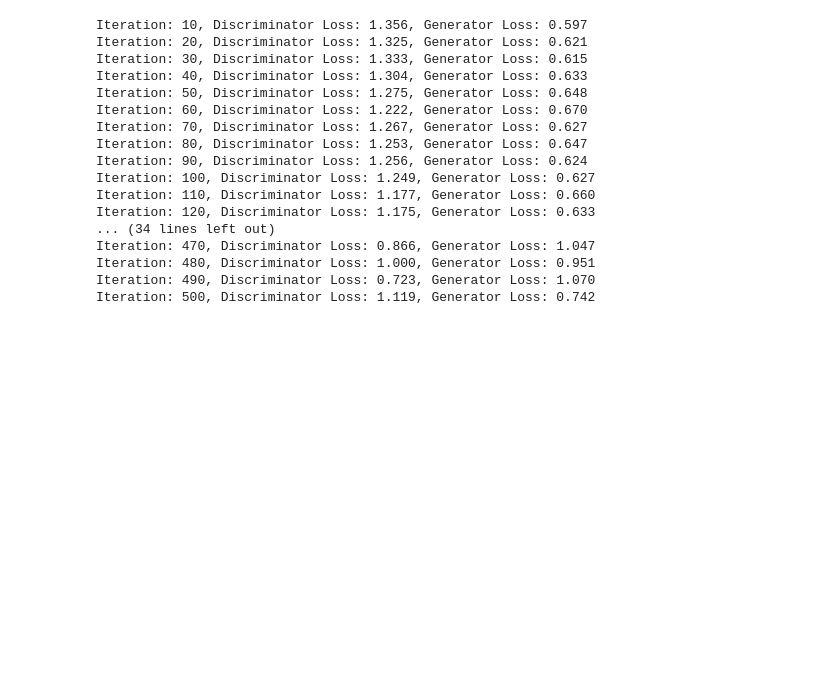
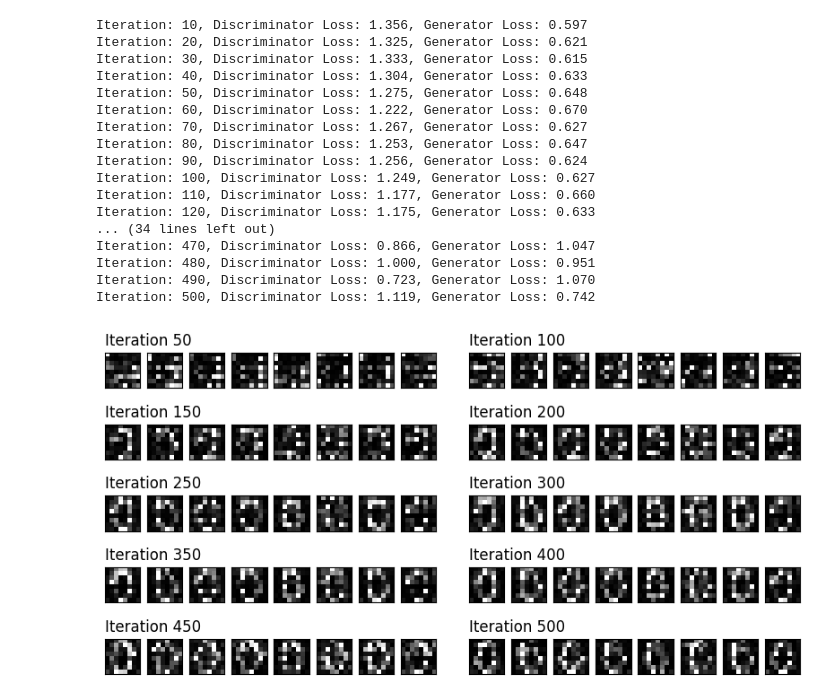
Before and after one commit to p3nrose/Quantum-Machine-Learning-Project, a Jupyter notebook: pennylane_qgan.ipynb, the cells around one changed output. Saved outputs shown, nothing was run; the diff lists cells and outputs as text; code cells hidden in the pictures; blank space fills up the shorter version.

Commit message:
plot results

```diff
--- a/pennylane_qgan.ipynb
+++ b/pennylane_qgan.ipynb
@@ -306,3 +306,25 @@ Iteration: 470, Discriminator Loss: 0.866, Generator Loss: 1.047
 Iteration: 480, Discriminator Loss: 1.000, Generator Loss: 0.951
 Iteration: 490, Discriminator Loss: 0.723, Generator Loss: 1.070
 Iteration: 500, Discriminator Loss: 1.119, Generator Loss: 0.742
+# %%
+fig = plt.figure(figsize=(10, 5))
+outer = gridspec.GridSpec(5, 2, wspace=0.1)
+
+for i, images in enumerate(results):
+    inner = gridspec.GridSpecFromSubplotSpec(1, images.size(0),
+                    subplot_spec=outer[i])
+
+    images = torch.squeeze(images, dim=1)
+    for j, im in enumerate(images):
+
+        ax = plt.Subplot(fig, inner[j])
+        ax.imshow(im.numpy(), cmap="gray")
+        ax.set_xticks([])
+        ax.set_yticks([])
+        if j==0:
+            ax.set_title(f'Iteration {50+i*50}', loc='left')
+        fig.add_subplot(ax)
+
+plt.show()
+# %% [output]
+[figure, added]
```
